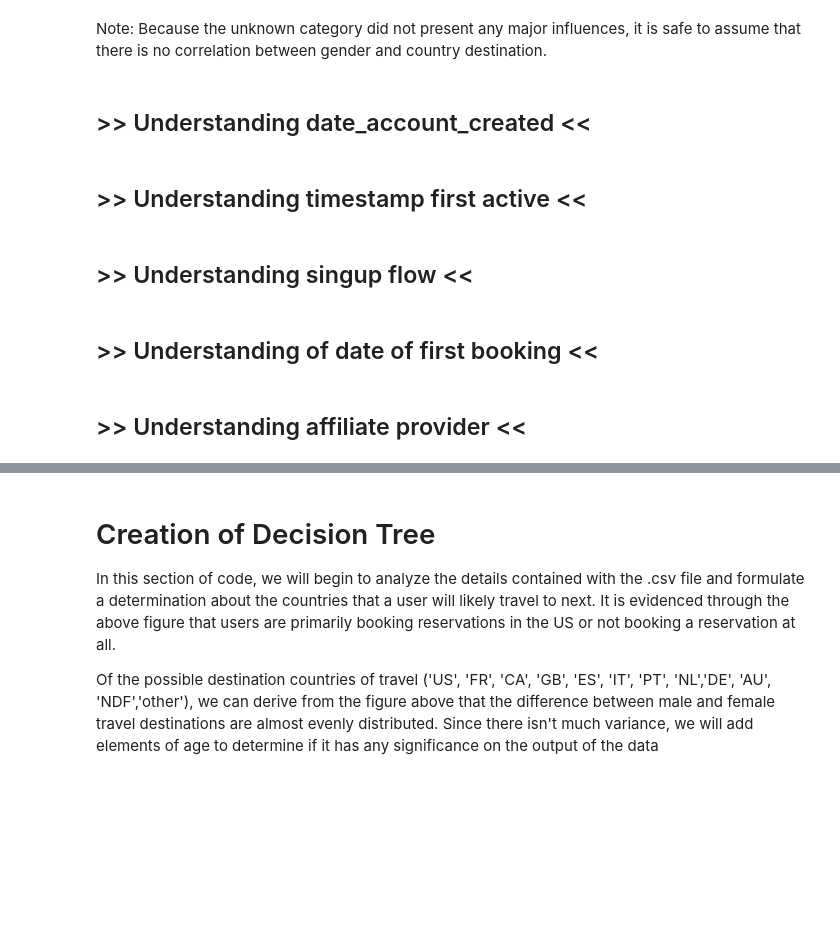
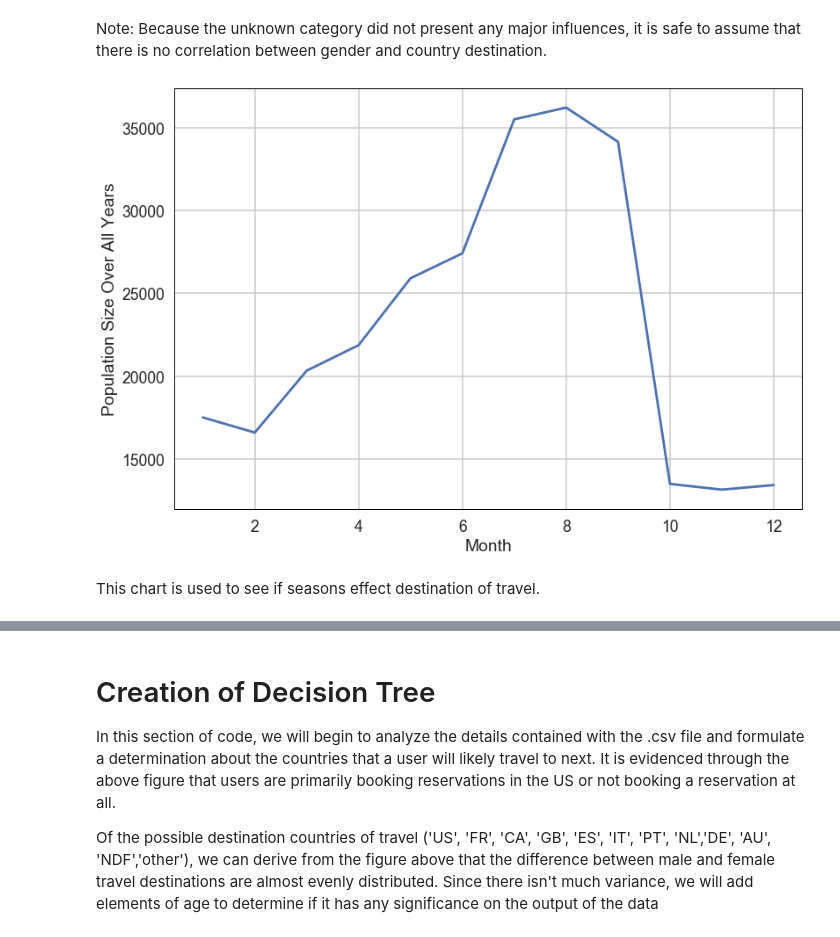
Before and after one commit to ttran48/Airbnb-Predictive-Analysis, a Jupyter notebook: Airbnb New User Bookings.ipynb, the cells around one changed output, grey strips where cells are left out. Cells and saved outputs as stored; diff of their text form; code cells hidden in the pictures; blank space fills up the shorter version.

```diff
--- a/Airbnb New User Bookings.ipynb
+++ b/Airbnb New User Bookings.ipynb
@@ -356,12 +377,49 @@ plt.show()
 # %% [markdown]
 Note: Because the unknown category did not present any major influences, it is safe to assume that there is no correlation between gender and country destination.
-# %% [markdown]
-## >> Understanding date_account_created <<
-# %% [markdown]
-## >> Understanding timestamp first active <<
-# %% [markdown]
-## >> Understanding singup flow <<
-# %% [markdown]
-## >> Understanding of date of first booking <<
-# %% [markdown]
-## >> Understanding affiliate provider <<
+# %%
+users.date_account_created.values
+
+monthNum = []
+
+Jan, Feb, Mar, Apr, May, Jun, Jul, Aug, Sep, Oct, Nov, Dec = 0, 0, 0, 0, 0, 0, 0, 0, 0, 0, 0, 0
+
+for i in range (0, len(users.date_account_created.values)):
+    monthNum.append(users.date_account_created.values[i][5:7])
+#print(monthNum)
+for j in range(0, len(monthNum)):
+    if monthNum[j] == "01":
+        Jan += 1
+    elif monthNum[j] == "02":
+        Feb += 1
+    elif monthNum[j] == "03":
+        Mar += 1
+    elif monthNum[j] == "04":
+        Apr += 1
+    elif monthNum[j] == "05":
+        May += 1
+    elif monthNum[j] == "06":
+        Jun += 1
+    elif monthNum[j] == "07":
+        Jul += 1
+    elif monthNum[j] == "08":
+        Aug += 1
+    elif monthNum[j] == "09":
+        Sep += 1
+    elif monthNum[j] == "10":
+        Oct += 1
+    elif monthNum[j] == "11":
+        Nov += 1
+    else:
+        Dec += 1
+
+y = [Jan, Feb, Mar, Apr, May, Jun, Jul, Aug, Sep, Oct, Nov, Dec]
+x = [1, 2, 3, 4, 5, 6, 7, 8, 9, 10, 11, 12]
+
+plt.plot(x, y)
+plt.xlabel("Month")
+plt.ylabel("Population Size Over All Years")
+plt.show()
+# %% [output]
+[figure, added]
+# %% [markdown]
+This chart is used to see if seasons effect destination of travel.
```
Also changed, not shown: parts of 21 cells of this notebook.
